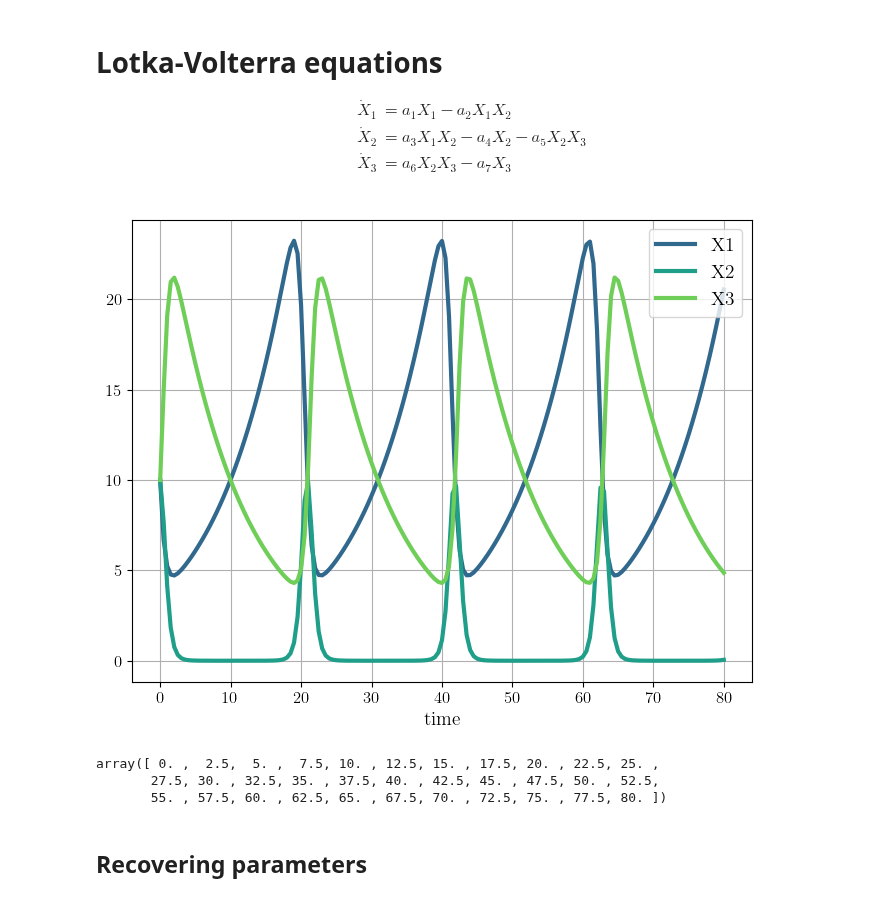
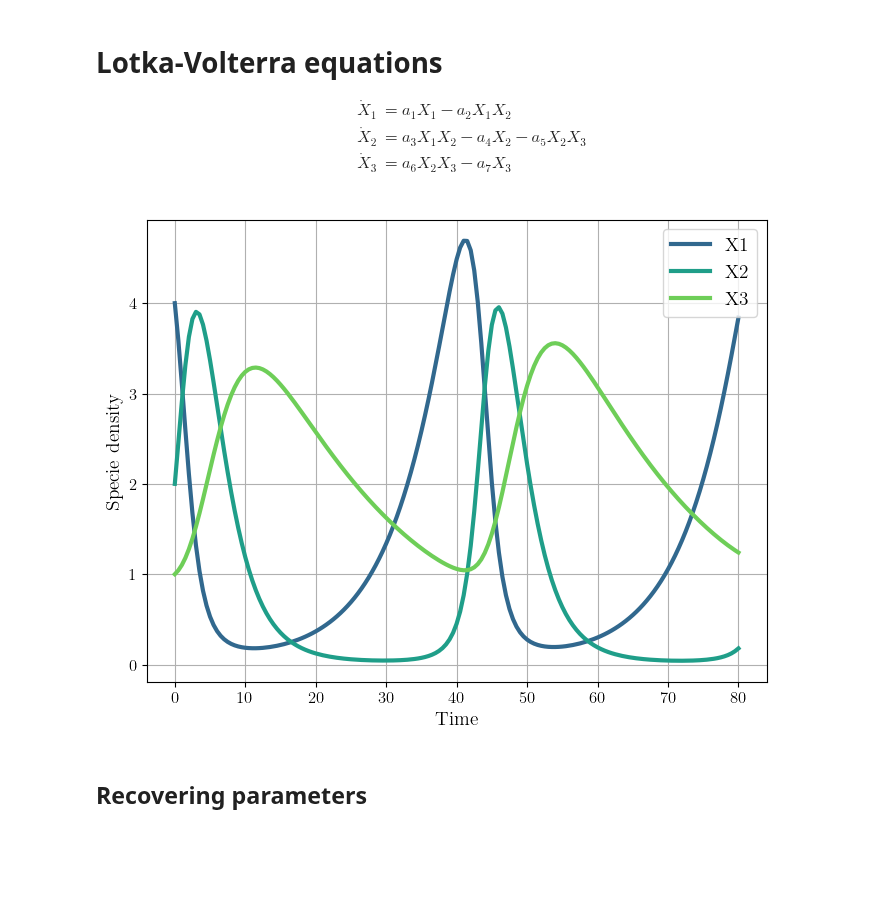
Before and after one commit to systemsmedicine/CrossLabFit, a Jupyter notebook: pyNotebooks/LotkVolterra.ipynb, the cells around one changed output. Drawn from its saved outputs; the diff is of its cells as text; code cells hidden in the pictures; blank space fills up the shorter version.

```diff
--- a/pyNotebooks/LotkVolterra.ipynb
+++ b/pyNotebooks/LotkVolterra.ipynb
@@ -41,17 +41,17 @@ def modelLV(Y, t, a1, a2, a3, a4, a5, a6, a7):
 
     return [dX1, dX2, dX3]
 # %%
-a1 = 0.1 # Reproduction rate of X1
-a2 = 0.1 # Rate of predation of X2 on X1
-a3 = 0.1 # Reproduction rate of X2 in presence of X1
-a4 = 0.1 # Mortality rate of X1
-a5 = 0.1 # Rate of predation of X3 on X2
-a6 = 0.1
-a7 = 0.1
+a1 = 0.14 # Reproduction rate of X1
+a2 = 0.16 # Rate of predation of X2 on X1
+a3 = 0.15 # Reproduction rate of X2 in presence of X1
+a4 = 0.11 # Mortality rate of X1
+a5 = 0.05 # Rate of predation of X3 on X2
+a6 = 0.06 # Reproduction rate of X3 in presence of X1
+a7 = 0.05 # Mortality rate of X3
 # %%
-X1_0 = 10
-X2_0 = 10
-X3_0 = 10
+X1_0 = 4
+X2_0 = 2
+X3_0 = 1
 Y0 = [X1_0, X2_0, X3_0]
 # %%
 t = np.linspace(0, 80, 161)
@@ -64,14 +64,15 @@ X3 = sol[:,2]
 # %%
 fig, axs = plt.subplots(nrows=1, ncols=1, figsize=(8,6), facecolor='white')
 
 axs.plot(t, X1, lw=3, color=palette[2], label='X1')
 axs.plot(t, X2, lw=3, color=palette[4], label='X2')
 axs.plot(t, X3, lw=3, color=palette[6], label='X3')
 axs.legend(loc='best')
-axs.set_xlabel('time')
+axs.set_xlabel('Time')
+axs.set_ylabel('Specie density')
 axs.grid()
 
 plt.show()
 # %% [output]
-[figure, old version]
+[figure, new version]
 # %%
@@ -79,9 +81,3 @@ np.savetxt('LVdata.data', np.transpose([t[0::5],X[0::5],Y[0::5]]), delimiter=' '
-# %%
-t[0::5]
-# %% [output]
-array([ 0. ,  2.5,  5. ,  7.5, 10. , 12.5, 15. , 17.5, 20. , 22.5, 25. ,
-       27.5, 30. , 32.5, 35. , 37.5, 40. , 42.5, 45. , 47.5, 50. , 52.5,
-       55. , 57.5, 60. , 62.5, 65. , 67.5, 70. , 72.5, 75. , 77.5, 80. ])
 # %% [markdown]
 ## Recovering parameters
 # %%
```
Also changed, not shown: parts of 13 cells of this notebook, 5 other files.
